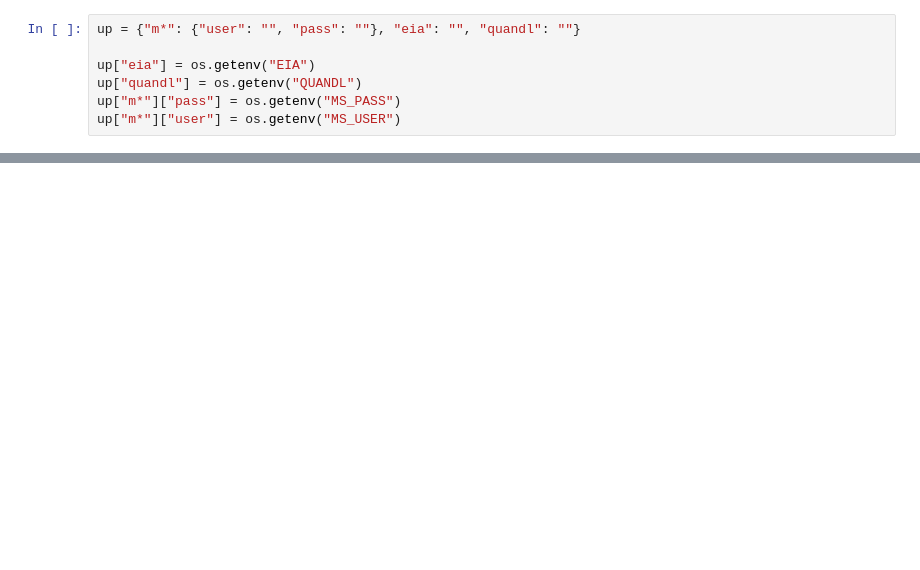
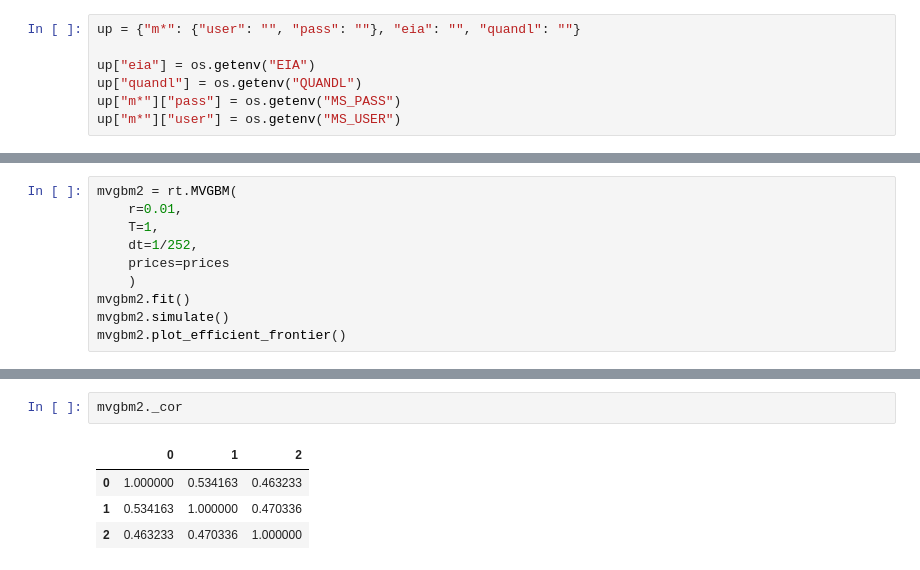
Before and after one commit to bbcho/risktools-dev, a Jupyter notebook: notebooks/testing.ipynb, the cells around one changed output, grey strips where cells are left out. Drawn from its saved outputs; the diff is of its cells as text; blank space fills up the shorter version.

```diff
--- a/notebooks/testing.ipynb
+++ b/notebooks/testing.ipynb
@@ -44,0 +78,10 @@ rt.make_efficient_frontier_table(port, weights, ['A','B','C'])
+# %%
+mvgbm2 = rt.MVGBM(
+    r=0.01,
+    T=1,
+    dt=1/252,
+    prices=prices
+    )
+mvgbm2.fit()
+mvgbm2.simulate()
+mvgbm2.plot_efficient_frontier()
@@ -44,0 +122,7 @@ rt.make_efficient_frontier_table(port, weights, ['A','B','C'])
+# %%
+mvgbm2._cor
+# %% [output]
+|  | 0 | 1 | 2 |
+| 0 | 1.000000 | 0.534163 | 0.463233 |
+| 1 | 0.534163 | 1.000000 | 0.470336 |
+| 2 | 0.463233 | 0.470336 | 1.000000 |
```
Also changed, not shown: parts of 14 cells of this notebook, 1 other file.
